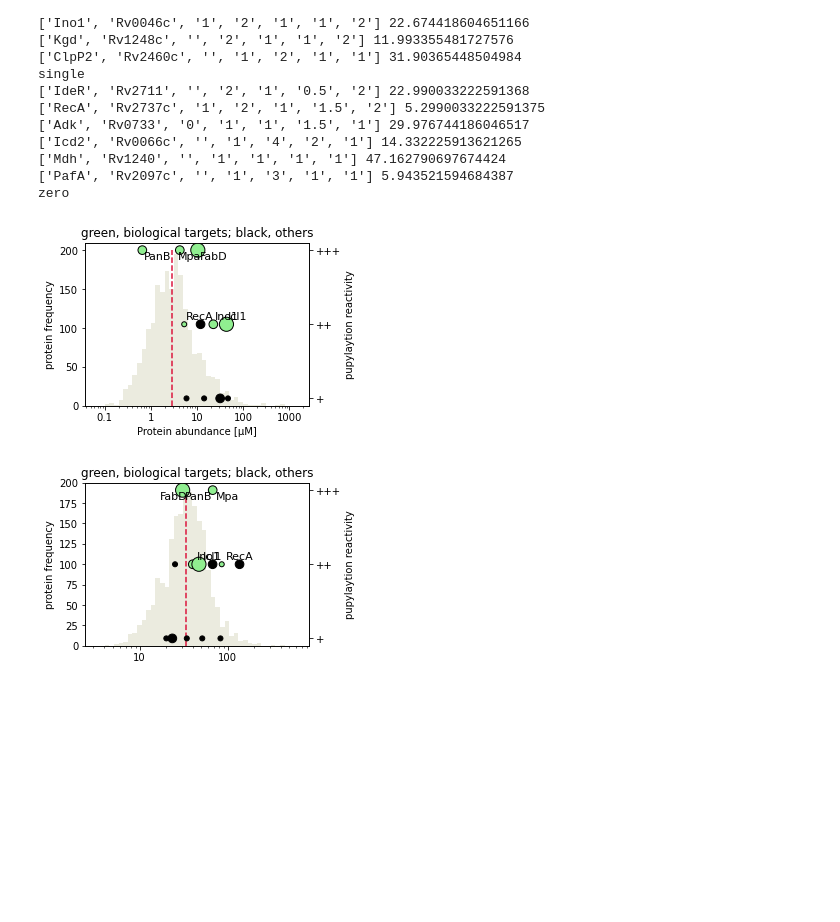
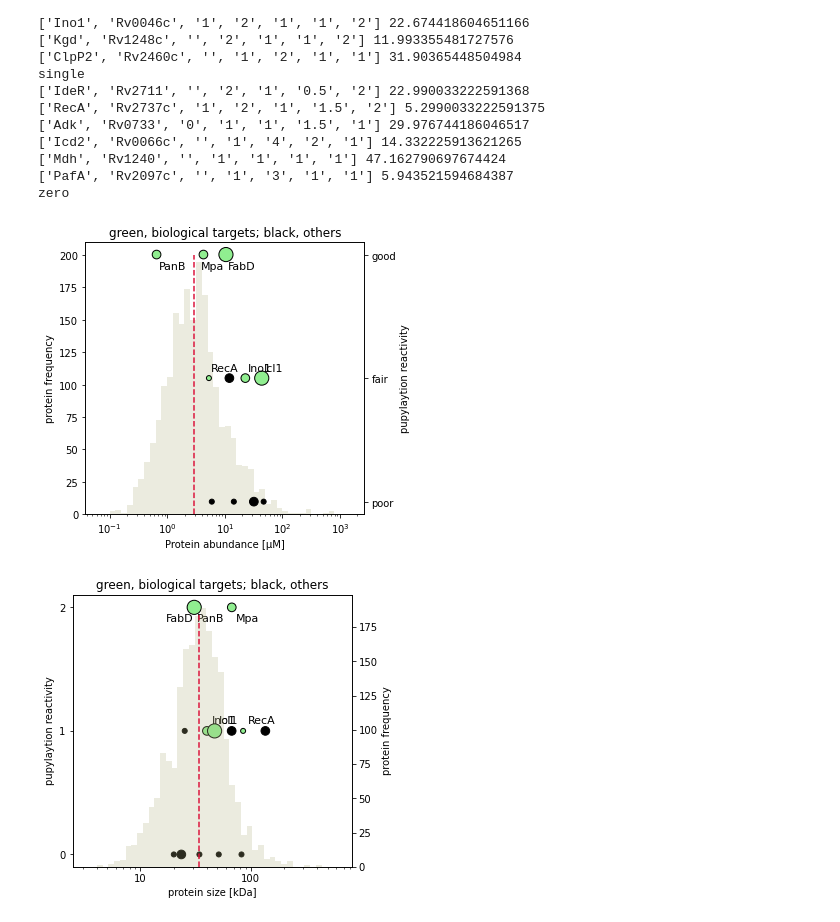
Before and after one commit to EWBlab/PupStatistics, a Jupyter notebook: PupylomeStatistics.ipynb, the cells around one changed output. Cells and saved outputs as stored; diff of their text form; code cells hidden in the pictures; blank space fills up the shorter version.

Commit message:
Update PupylomeStatistics.ipynb
Adapted the script to include changes from the manuscript revision.

Now the scripts generates additionally the supplementary figure 1b.

```diff
--- a/PupylomeStatistics.ipynb
+++ b/PupylomeStatistics.ipynb
@@ -25,7 +25,7 @@ print(scipy.__version__)
 # %%
 proteome = '/Schubert2013AbsolutProteome.csv'
 tested = '/PupProteinCat.csv'
-pupylome = '/Myco_pupylomes.csv'
+pupylome = '/myco_pupylomes.csv'
 # %%
 def datacheck(csvfile_path, delimeter = ' '):
     "eats list of pupylationtargets as tap delimetered file, with name file"
@@ -341,61 +510,57 @@ sizes = np.array(sizes)
 values0, base0 = np.histogram(truncated_values, bins=np.logspace(-1.2,3.2,45))
 
 formatter = FuncFormatter(lambda y, _: '{:.16g}'.format(y))
-f, ax1 = plt.subplots(1, 1, figsize=(4,3))
+f, ax1 = plt.subplots(1, 1, figsize=(5,5))
 ax1.hist(truncated_values, bins=np.logspace(-1.2,3.2,45), color=(0.7,0.7,0.5,.25), ec=None)
 ax1.set_ylabel('protein frequency')
+ax1.xaxis.set_major_formatter(formatter)
 ax1.vlines(x=np.median(truncated_values), ymin=0, ymax=200, ls='--', color='crimson')
 ax1.set_xlabel(r'Protein abundance [μM]')
 ax1.set_xticks(np.logspace(-1,3,5).astype(int))
 ax1.set_xticklabels(np.logspace(-1,3,5).astype(int))
 ax3 = ax1.twinx()
 ax3.scatter(np.array(abundance), pupylation_reactivity, color=colors, s=nr_pupylomes, label='abundance', ec='k')
 ax3.set_xscale('log')
-ax3.xaxis.set_major_formatter(formatter)
 ax3.set_ylabel('pupylaytion reactivity')
 ax3.set_title('green, biological targets; black, others')
 ax3.set_yticks(np.arange(3))
-ax3.set_yticklabels(['+', '++', '+++'])
+ax3.set_yticklabels(['poor', 'fair', 'good'])
 for i, c in enumerate(colors):
     if c =='lightgreen':
         if pupylation_reactivity[i] < 2:
             ax3.text(np.array(abundance)[i]*1.1, pupylation_reactivity[i]+.06, names[i], size =11)
         elif names[i] == 'Mpa':
             ax3.text(np.array(abundance)[i]*.9, pupylation_reactivity[i]-.12, names[i], size =11)
         else:
             ax3.text(np.array(abundance)[i]*1.1, pupylation_reactivity[i]-.12, names[i], size =11)
 
 plt.savefig('pupylation_histograms1.svg')
 plt.show()
 
 formatter = FuncFormatter(lambda y, _: '{:.16g}'.format(y))
-f, ax2 = plt.subplots(1, 1, figsize=(4,3))
-ax2.hist(truncated_sizes, bins=np.logspace(0.5,2.8,45), color=(0.7,0.7,0.5,.25), ec=None)
-ax2.set_ylabel('protein frequency')
-ax2.vlines(x=np.median(truncated_sizes), ymin=0, ymax=200, ls='--', color='crimson')
-ax2.set_ylim([0, 200])
-ax4 = ax2.twinx()
-ax4.scatter(sizes, pupylation_reactivity, color=colors, s=nr_pupylomes, ec='k')
-ax4.set_xscale('log')
-ax4.xaxis.set_major_formatter(formatter)
-ax4.set_xlabel('protein size /kDa')
-ax4.set_ylabel('pupylaytion reactivity')
-ax4.set_yticks(np.arange(3))
-ax4.set_yticklabels(['+', '++', '+++'])
-ax4.set_title('green, biological targets; black, others')
+f, ax2 = plt.subplots(1, 1, figsize=(5,5))
+ax2.scatter(sizes, pupylation_reactivity, color=colors, s=nr_pupylomes, ec='k')
+ax2.set_xscale('log')
+ax2.set_xlabel('protein size [kDa]')
+ax2.set_ylabel('pupylaytion reactivity')
+ax2.set_title('green, biological targets; black, others')
+ax2.set_yticks(np.arange(3))
 for i, c in enumerate(colors):
     if c =='lightgreen':
         if pupylation_reactivity[i] < 2:
-            ax4.text(np.array(sizes)[i]*1.1, pupylation_reactivity[i]+.06, names[i], size =11)
+            ax2.text(np.array(sizes)[i]*1.1, pupylation_reactivity[i]+.06, names[i], size =11)
         elif names[i] == 'FabD':
-            ax4.text(np.array(sizes)[i]*.55, pupylation_reactivity[i]-.12, names[i], size =11)
+            ax2.text(np.array(sizes)[i]*.55, pupylation_reactivity[i]-.12, names[i], size =11)
         else:
-            ax4.text(np.array(sizes)[i]*1.1, pupylation_reactivity[i]-.12, names[i], size =11)
-
-
+            ax2.text(np.array(sizes)[i]*1.1, pupylation_reactivity[i]-.12, names[i], size =11)
+ax4 = ax2.twinx()
+ax4.hist(truncated_sizes, bins=np.logspace(0.5,2.8,45), color=(0.7,0.7,0.5,.25), ec=None)
+ax4.set_ylabel('protein frequency')
+ax4.xaxis.set_major_formatter(formatter)
+ax4.vlines(x=np.median(truncated_sizes), ymin=0, ymax=185, ls='--', color='crimson')
 
 plt.savefig('pupylation_histograms2.svg')
 plt.show()
 # %% [output]
-[figure, old version]
+[figure, new version]
-[figure, old version]
+[figure, new version]
```
Also changed, not shown: parts of 9 cells of this notebook.
